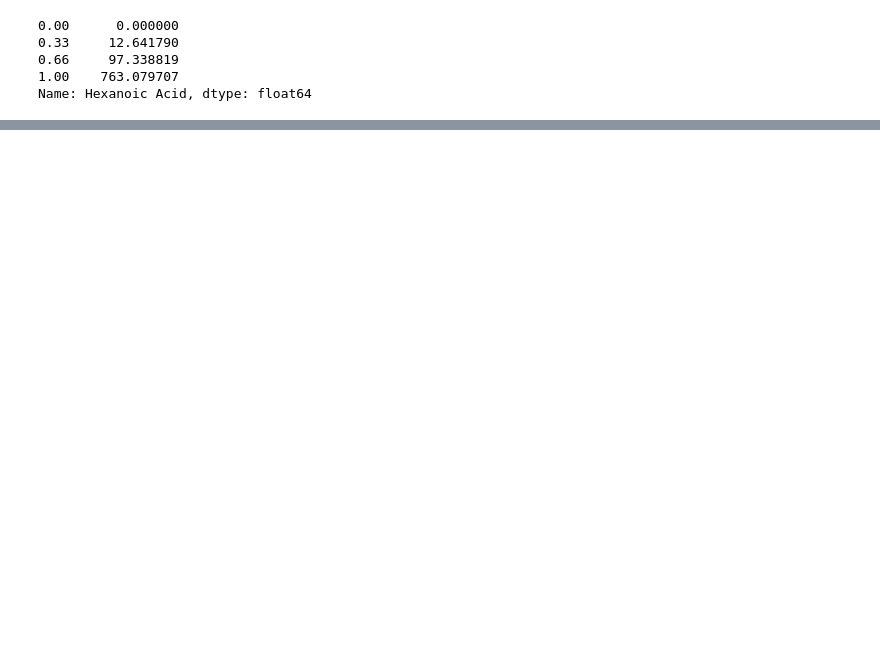
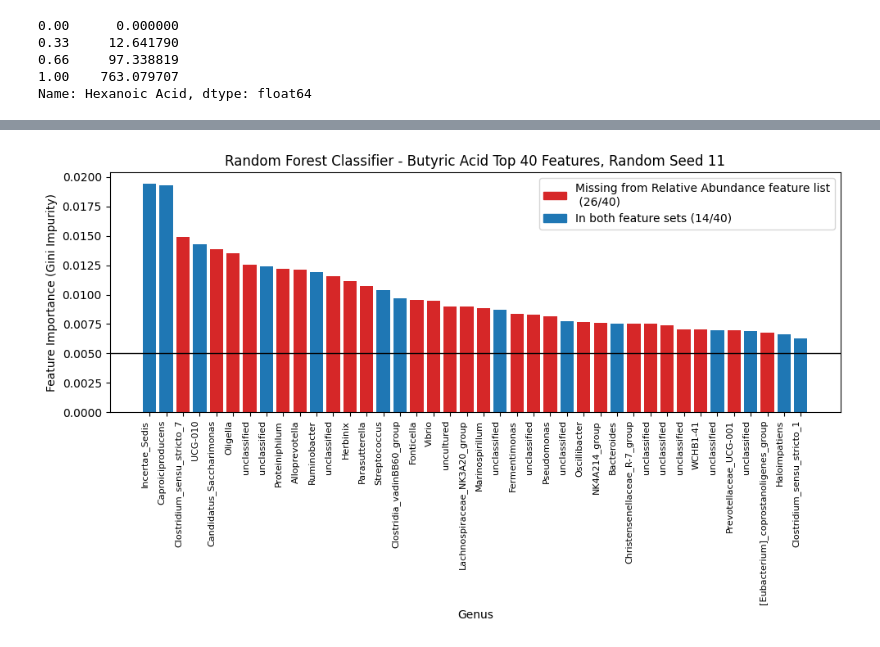
Before and after one commit to alpha-tango/butyricacid, a Jupyter notebook: Anne.ipynb, the cells around one changed output, grey strips where cells are left out. Saved outputs shown, nothing was run; the diff lists cells and outputs as text; code cells hidden in the pictures; blank space fills up the shorter version.

```diff
--- a/Anne.ipynb
+++ b/Anne.ipynb
@@ -21,8 +29,6 @@ print(columns)
 # (And keep ones where the family was identified but not the genus)
 unidentified_microbes = [i for i in columns if i[-5:] == "__;__"]
 print(f"Found {len(unidentified_microbes)} unidentified microbes:")
-print(unidentified_microbes)
-
-raw_data = raw_data.drop(unidentified_microbes, axis=1)
+# print(unidentified_microbes)
 # %% [output]
 Found 33 unidentified microbes:
@@ -84,7 +78,7 @@ raw_data[['Index', 'day', 'pH', 'temperature']].head(10)
 # %%
 # make a list of the microbes
 
-columns = raw_data.columns.to_list()
-microbe_columns = [i for i in raw_data.columns.to_list() if ";" in i]
+raw_columns = raw_data.columns.to_list()
+microbe_columns = [i for i in raw_columns if ";" in i]
 print(len(microbe_columns))
 # %% [output]
@@ -107,0 +86,7 @@ raw_data.transpose()
+# %%
+# Mona's method of filtering by relative abundance
+
+filtered_data = pd.read_csv("data/filtered_df5.csv")
+filtered_columns = filtered_data.columns.to_list()
+filtered_microbe_columns = [i for i in filtered_columns if ";" in i]
+print(len(filtered_microbe_columns))
@@ -139,16 +131,81 @@ raw_data["hexanoic_class"] = raw_data["Hexanoic Acid"].map(classify_hexanoic)
 # %%
-n_estimators = 500
+n_estimators = 1000
 random_seed = 11
 X = raw_data[microbe_columns]
-y = raw_data["hexanoic_class"]
+y = raw_data["butyric_class"]
 rf = RandomForestClassifier(n_estimators=n_estimators, random_state=random_seed)
 rf.fit(X, y)
 
 importances = rf.feature_importances_
 feature_importance_df = pd.DataFrame({'Feature': microbe_columns, 'Importance': importances})
 feature_importance_df = feature_importance_df.sort_values(by='Importance', ascending=False)
-top_features = feature_importance_df['Feature'][:10].values
 
-print([i.split(';')[-1] for i in top_features])
-# print(feature_importance_df)
+def pretty_taxa_labels(x):
+    """x is a list/array of full taxonomy names
+    We're scrubbing it down to just the genus name
+    for readability on charts"""
+    pretty = []
+    for i in x:
+        genus_section = i.split(';')[-1] # pull just the genus from the taxonomy
+        genus = genus_section.removeprefix('g__')  # remove the "g__" prefix
+        if genus == "__":
+            genus = "unclassified"
+        pretty.append(genus)
+    return pretty
+
+def rf_plot(feature_importance_df, random_seed, method='Classifier', target=None, feature_overlap=None, overlap_label=None, measure=None):
+    """Feature importance df: comes out of random forest
+    Random seed: the numpy random seed you want to use
+    method: classifier or regressor (this is just to title the plot)
+    target: the target the feature importance has been trained on (this is just to title the plot)
+    feature_overlap: a list of features to compare as a color,     overlap_label: a label for the feature comparison as a color"""
+
+    fig, ax = plt.subplots(figsize=(10, 6))
+    red = "tab:red"
+    blue = "tab:blue"
+    red_count = 0
+    blue_count = 0
+    features_to_show = feature_importance_df.shape[0]
+
+    bar_colors = []
+    if not feature_overlap:
+        feature_overlap = filtered_microbe_columns
+    for feature in feature_importance_df['Feature']:
+        if feature in feature_overlap:
+            bar_colors.append(blue)
+            blue_count += 1
+        else:
+            bar_colors.append(red)
+            red_count += 1
+
+    if not measure:
+        measure = "Gini Impurity"
+
+    ax.bar(feature_importance_df['Feature'],feature_importance_df['Importance'], color=bar_colors)
+    ax.set_ylabel(f"Feature Importance ({measure})", fontsize=10)
+    ax.set_title(f"Random Forest {method} - {target} Top {feature_importance_df.shape[0]} Features, Random Seed {random_seed}")
+    # Rotate x-axis tick labels
+    cats = pretty_taxa_labels(feature_importance_df['Feature'])
+    ax.set_xticklabels(cats, rotation=90, ha='right', fontsize=8) # 'ha' for horizontal alignment
+    ax.set_xlabel("Genus")
+    plt.axhline(.005, color='black', linewidth=1)  # add a horizontal line at impurity = 0.005
+
+    if not overlap_label:
+        overlap_label = "Relative Abundance feature list"
+
+
+    red_patch = mpatches.Patch(color=red, label=f"Missing from {overlap_label}\n ({red_count}/{features_to_show})")
+    blue_patch = mpatches.Patch(color=blue, label=f"In both feature sets ({blue_count}/{features_to_show})")
+    ax.legend(handles=[red_patch, blue_patch])
+
+    plt.tight_layout() # Adjust layout to prevent labels from overlapping
+    plt.show()
+
+rf_plot(feature_importance_df.head(40), random_seed, method='Classifier',target="Butyric Acid")
+
+# # use this later for comparison against other seeds
+# feature_importance_11 = feature_importance_df
+
+# # use for later comparison against regression
+feature_importance_cls = feature_importance_df
 # %% [output]
@@ -155,0 +212 @@ print([i.split(';')[-1] for i in top_features])
+[figure, added]
```
Also changed, not shown: parts of 35 cells of this notebook.
